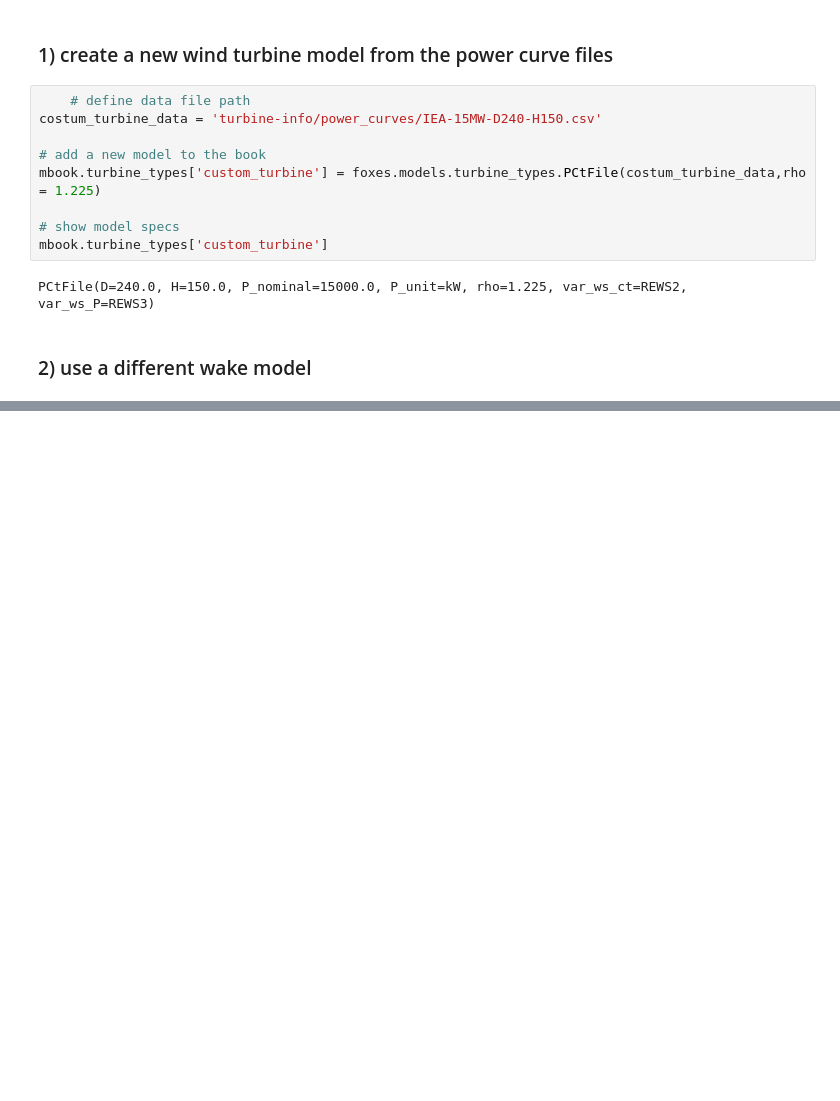
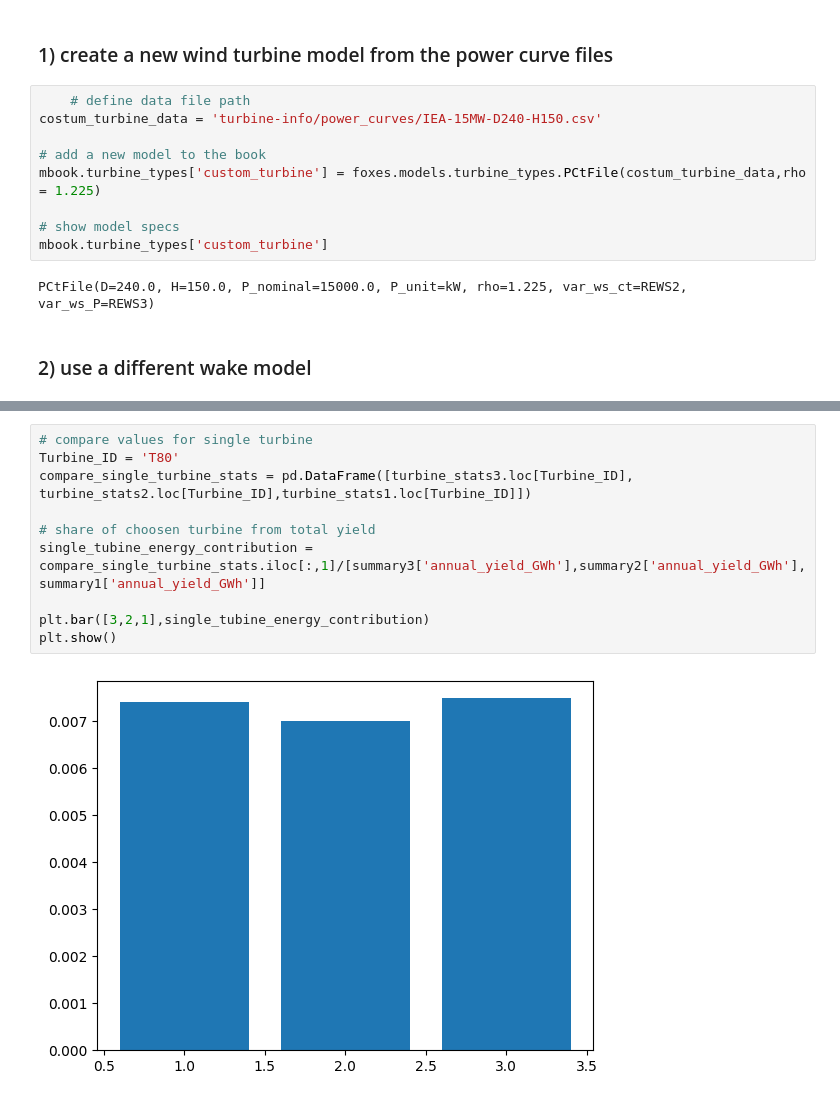
Before and after one commit to Nuwa13/Project_Python_Programming_in_Energy_Science, a Jupyter notebook: test_file_task_4and5.ipynb, the cells around one changed output, grey strips where cells are left out. Cells and saved outputs as stored; diff of their text form; blank space fills up the shorter version.

```diff
--- a/test_file_task_4and5.ipynb
+++ b/test_file_task_4and5.ipynb
@@ -168,0 +186,12 @@ Efficiency added to farm results
+# %%
+# compare values for single turbine
+Turbine_ID = 'T80'
+compare_single_turbine_stats = pd.DataFrame([turbine_stats3.loc[Turbine_ID], turbine_stats2.loc[Turbine_ID],turbine_stats1.loc[Turbine_ID]])
+
+# share of choosen turbine from total yield
+single_tubine_energy_contribution = compare_single_turbine_stats.iloc[:,1]/[summary3['annual_yield_GWh'],summary2['annual_yield_GWh'],summary1['annual_yield_GWh']]
+
+plt.bar([3,2,1],single_tubine_energy_contribution)
+plt.show()
+# %% [output]
+[figure, added]
```
Also changed, not shown: parts of 11 cells of this notebook.
